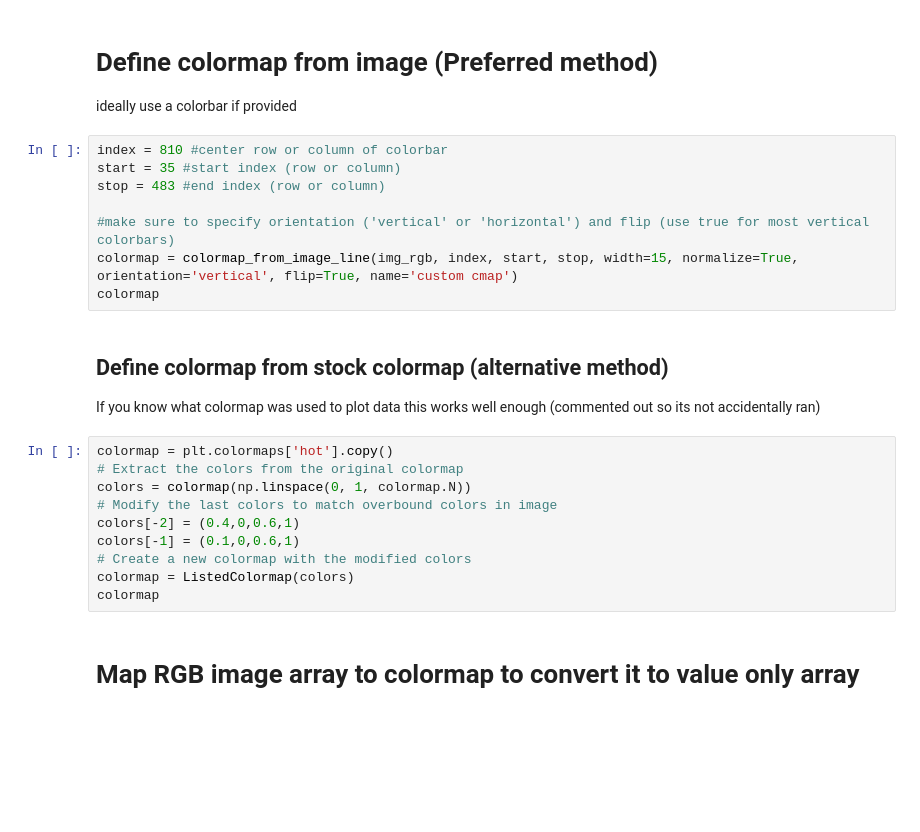
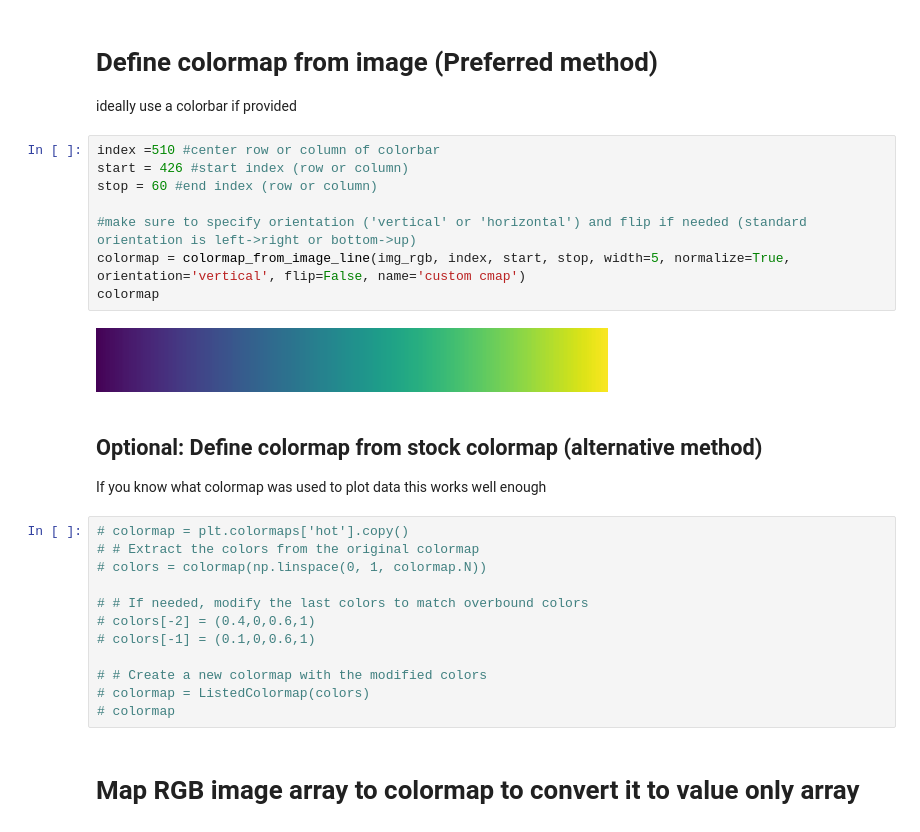
Before and after one commit to tchaney97/ImagePlotDigitizer, a Jupyter notebook: imgplot_to_array.ipynb, the cells around one changed output. Cells and saved outputs as stored; diff of their text form; blank space fills up the shorter version.

```diff
--- a/imgplot_to_array.ipynb
+++ b/imgplot_to_array.ipynb
@@ -23,26 +28,30 @@ ax1.imshow(img_rgb)
 # Define colormap from image (Preferred method)
 ideally use a colorbar if provided
 # %%
-index = 810 #center row or column of colorbar
-start = 35 #start index (row or column)
-stop = 483 #end index (row or column)
+index =510 #center row or column of colorbar
+start = 426 #start index (row or column)
+stop = 60 #end index (row or column)
 
-#make sure to specify orientation ('vertical' or 'horizontal') and flip (use true for most vertical colorbars)
-colormap = colormap_from_image_line(img_rgb, index, start, stop, width=15, normalize=True, orientation='vertical', flip=True, name='custom cmap')
+#make sure to specify orientation ('vertical' or 'horizontal') and flip if needed (standard orientation is left->right or bottom->up)
+colormap = colormap_from_image_line(img_rgb, index, start, stop, width=5, normalize=True, orientation='vertical', flip=False, name='custom cmap')
 colormap
+# %% [output]
+[figure, added]
 # %% [markdown]
-## Define colormap from stock colormap (alternative method)
-If you know what colormap was used to plot data this works well enough (commented out so its not accidentally ran)
+## Optional: Define colormap from stock colormap (alternative method)
+If you know what colormap was used to plot data this works well enough
 # %%
-colormap = plt.colormaps['hot'].copy()
-# Extract the colors from the original colormap
-colors = colormap(np.linspace(0, 1, colormap.N))
-# Modify the last colors to match overbound colors in image
-colors[-2] = (0.4,0,0.6,1)
-colors[-1] = (0.1,0,0.6,1)
-# Create a new colormap with the modified colors
-colormap = ListedColormap(colors)
-colormap
+# colormap = plt.colormaps['hot'].copy()
+# # Extract the colors from the original colormap
+# colors = colormap(np.linspace(0, 1, colormap.N))
+
+# # If needed, modify the last colors to match overbound colors
+# colors[-2] = (0.4,0,0.6,1)
+# colors[-1] = (0.1,0,0.6,1)
+
+# # Create a new colormap with the modified colors
+# colormap = ListedColormap(colors)
+# colormap
 # %% [markdown]
 # Map RGB image array to colormap to convert it to value only array
 # %%
```
Also changed, not shown: parts of 13 cells of this notebook, 4 other files.
